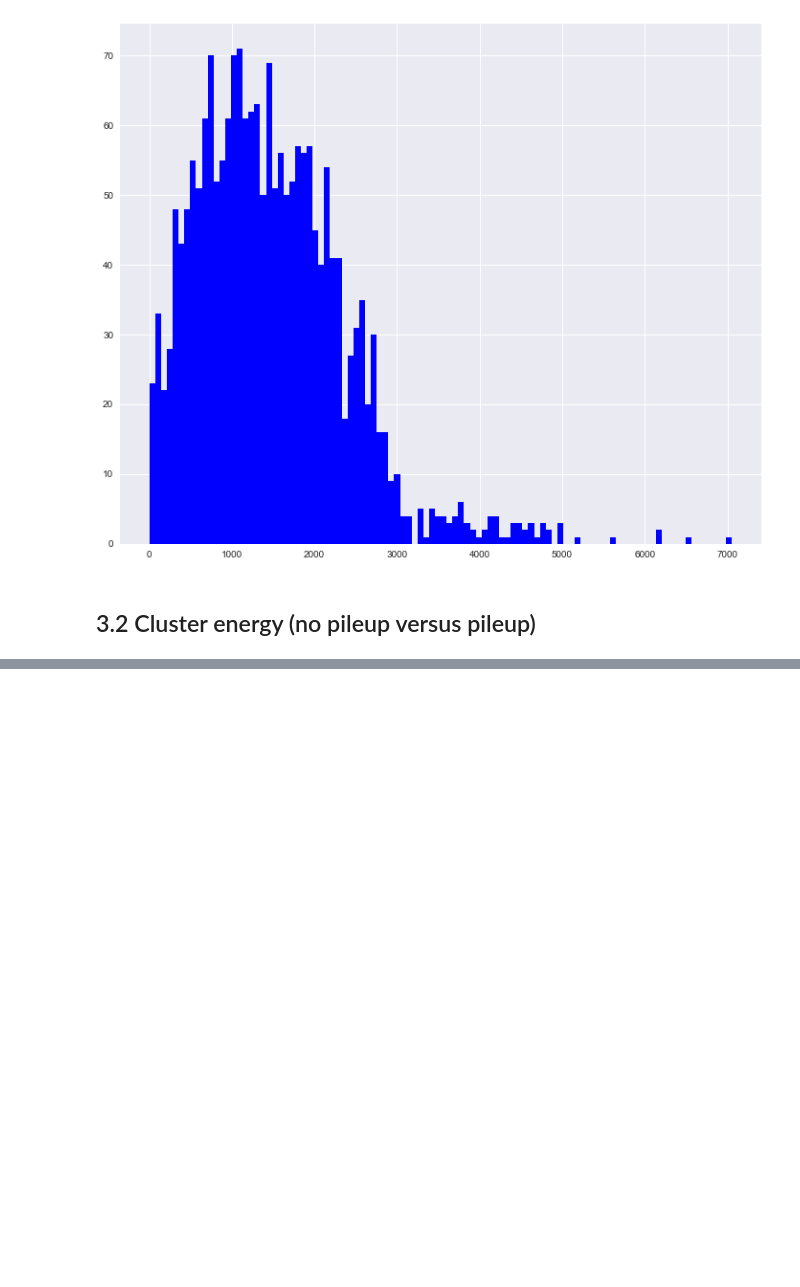
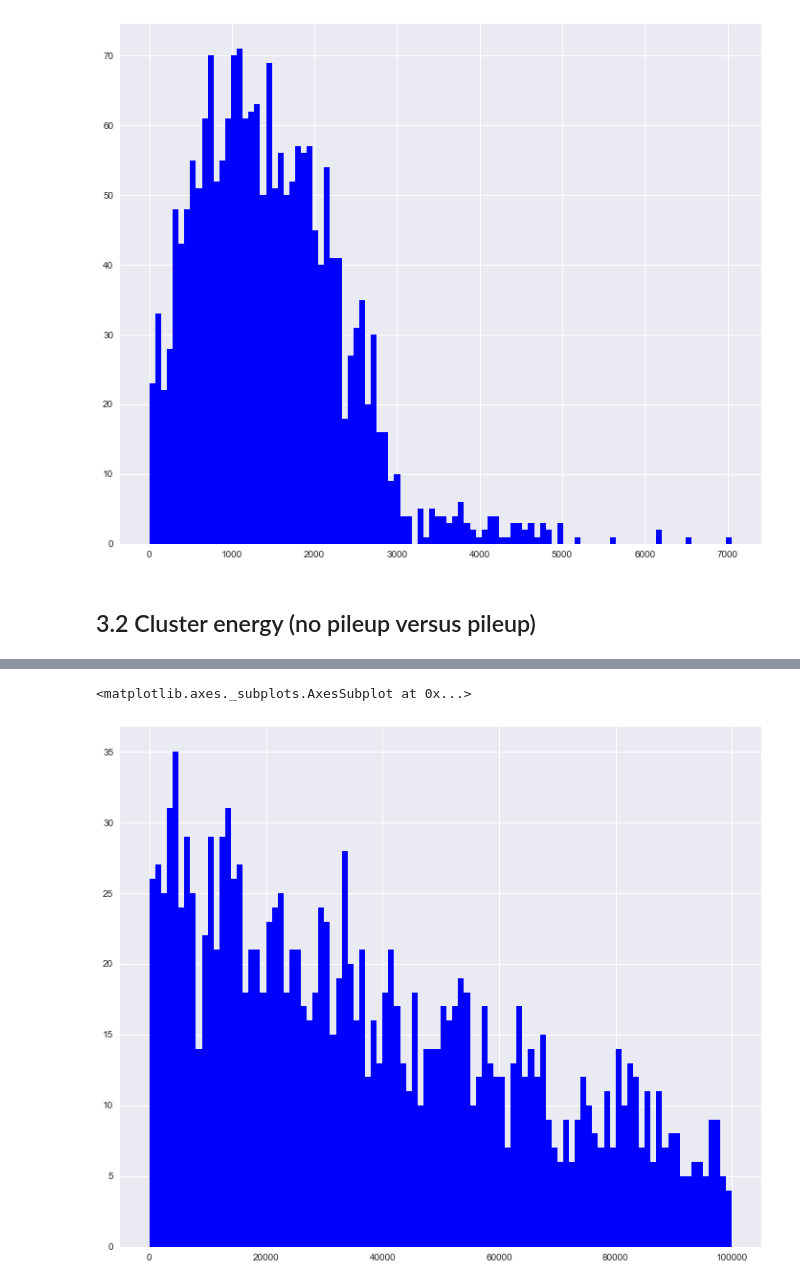
Before and after one commit to kimsiang/MuonG2, a Jupyter notebook: pileup/PileupStudy.ipynb, the cells around one changed output, grey strips where cells are left out. Cells and saved outputs as stored; diff of their text form; code cells hidden in the pictures; blank space fills up the shorter version.

```diff
--- a/pileup/PileupStudy.ipynb
+++ b/pileup/PileupStudy.ipynb
@@ -280,0 +283,3 @@ array([<matplotlib.axes._subplots.AxesSubplot object at 0x...>], dtype=object)
+# %%
+time_pileup = calo00_bypulse['time_truth'].aggregate(np.mean)
+time_pileup.head()
@@ -280,0 +294,5 @@ array([<matplotlib.axes._subplots.AxesSubplot object at 0x...>], dtype=object)
+# %%
+time_pileup.hist(bins=100,range=[0,100000],color='blue')
+# %% [output]
+<matplotlib.axes._subplots.AxesSubplot at 0x...>
+[figure, added]
```
Also changed, not shown: parts of 14 cells of this notebook.
